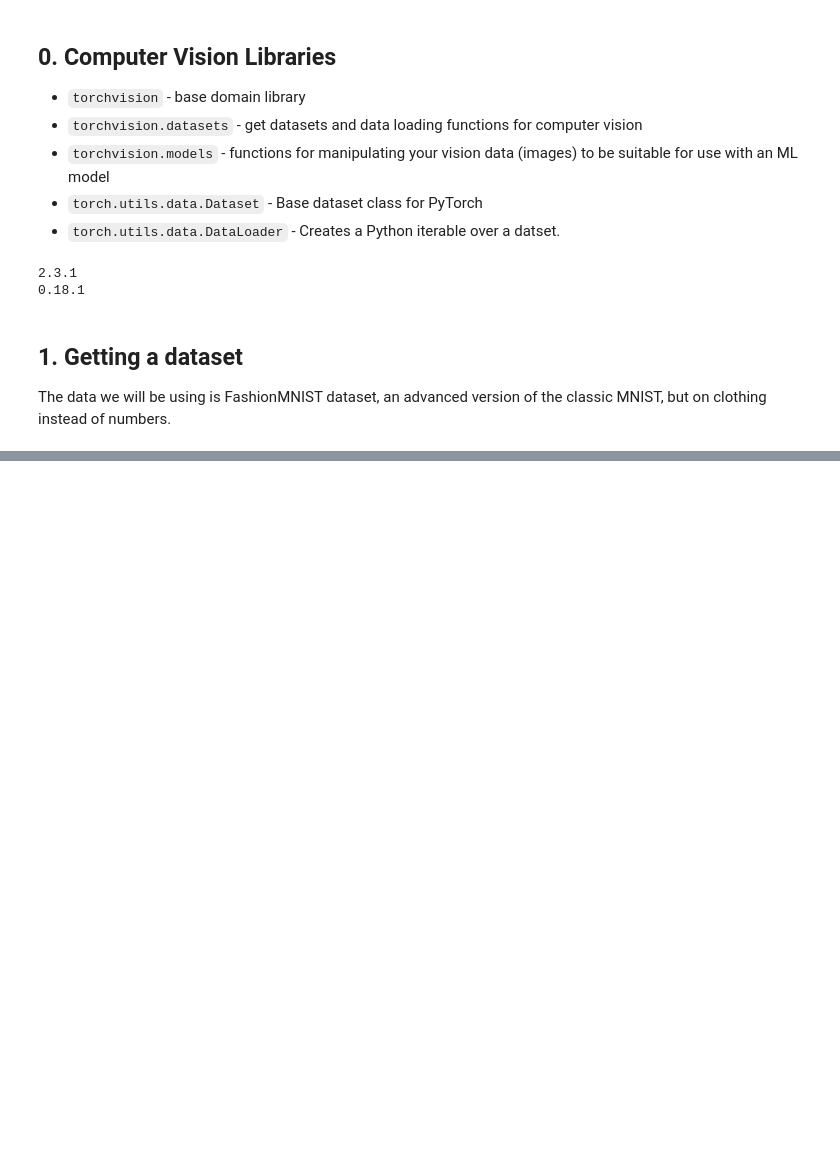
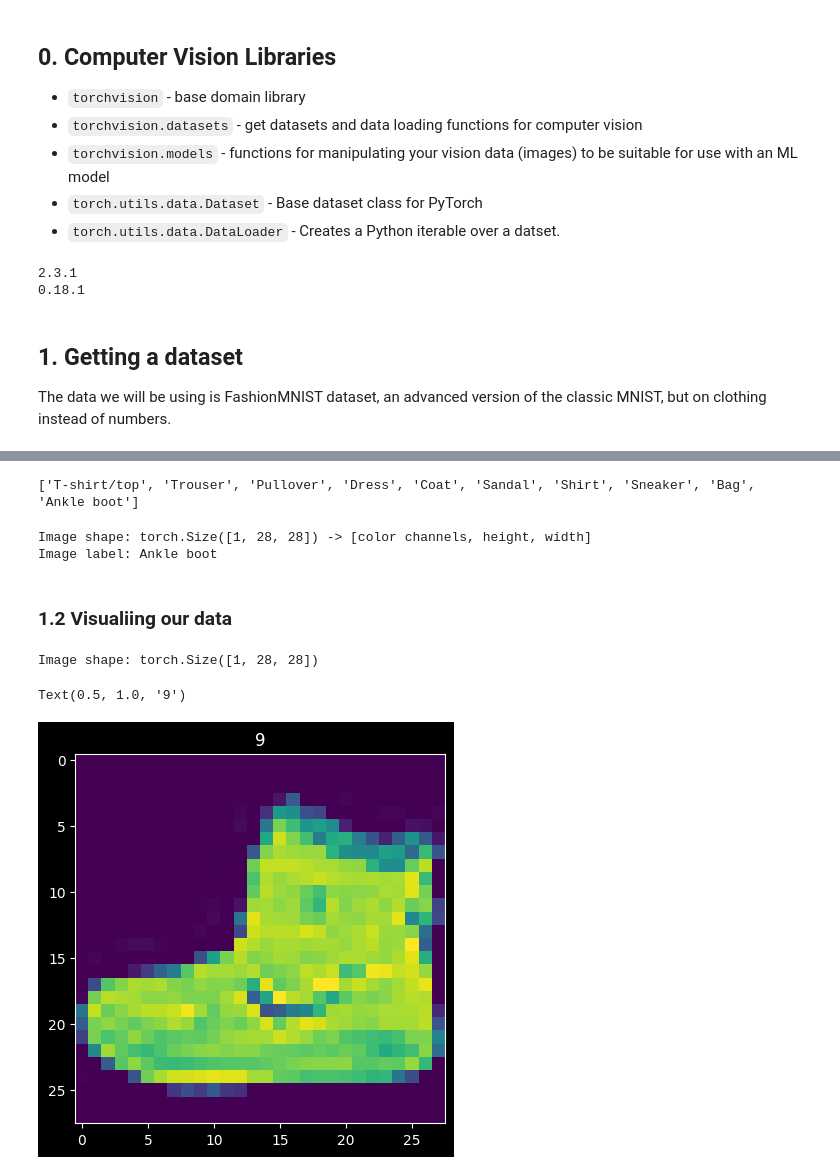
Before and after one commit to muhammadanas0716/PyTorch-ZTM, a Jupyter notebook: 04 - Computer Vision PyTorch.ipynb, the cells around one changed output, grey strips where cells are left out. Saved outputs shown, nothing was run; the diff lists cells and outputs as text; code cells hidden in the pictures; blank space fills up the shorter version.

```diff
--- a/04 - Computer Vision PyTorch.ipynb
+++ b/04 - Computer Vision PyTorch.ipynb
@@ -74,0 +81,27 @@ Extracting data/FashionMNIST/raw/t10k-labels-idx1-ubyte.gz to data/FashionMNIST/
+# %%
+# Get all the clothing item names
+class_names = train_data.classes
+print(class_names)
+# %% [output]
+['T-shirt/top', 'Trouser', 'Pullover', 'Dress', 'Coat', 'Sandal', 'Shirt', 'Sneaker', 'Bag', 'Ankle boot']
+# %%
+# Check shape of our image
+print(f"Image shape: {image.shape} -> [color channels, height, width]")
+print(f"Image label: {class_names[label]}")
+# %% [output]
+Image shape: torch.Size([1, 28, 28]) -> [color channels, height, width]
+Image label: Ankle boot
+# %% [markdown]
+### 1.2 Visualiing our data
+# %%
+# Create the tuple
+image, label = train_data[0]
+print(f"Image shape: {image.shape}")
+
+# Plot the image
+plt.imshow(image.squeeze())
+plt.title(label)
+# %% [output]
+Image shape: torch.Size([1, 28, 28])
+Text(0.5, 1.0, '9')
+[figure, added]
```
Also changed, not shown: parts of 12 cells of this notebook.
